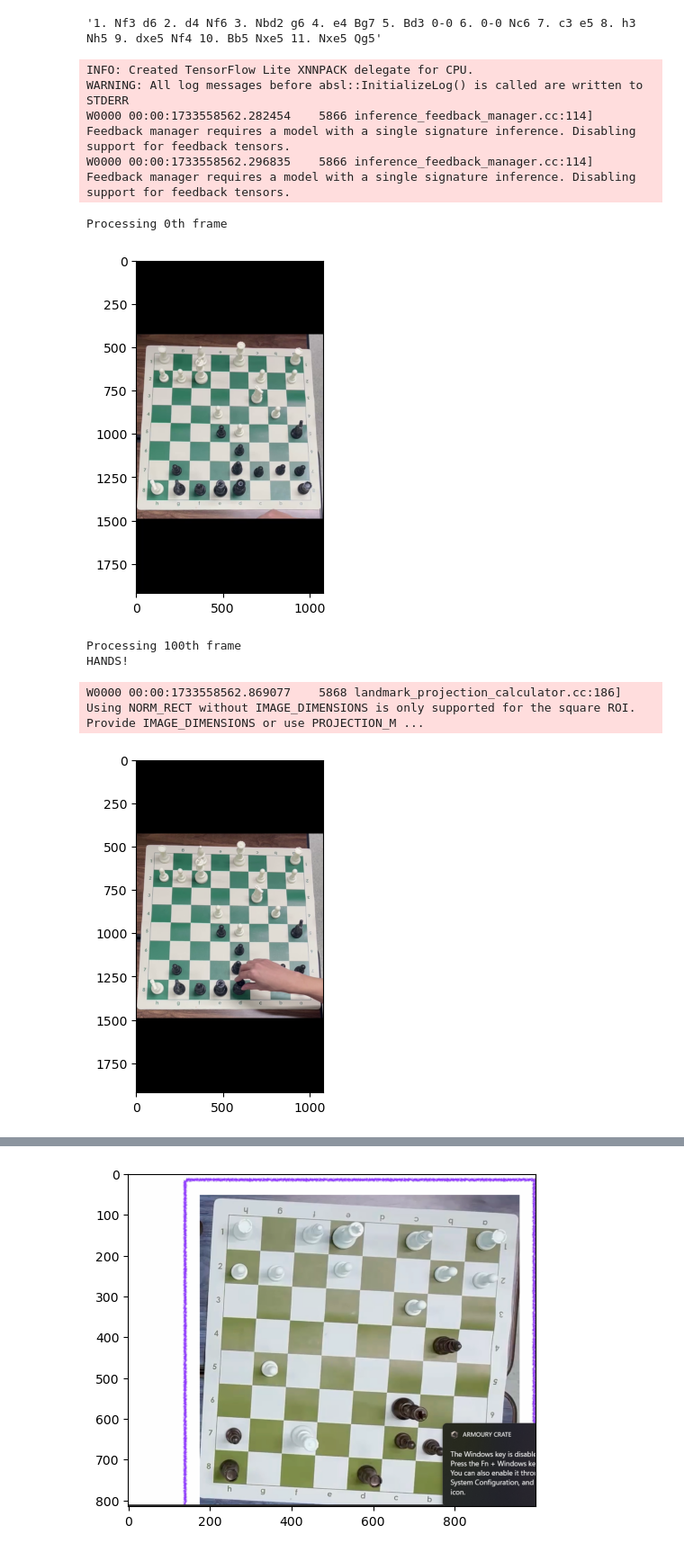
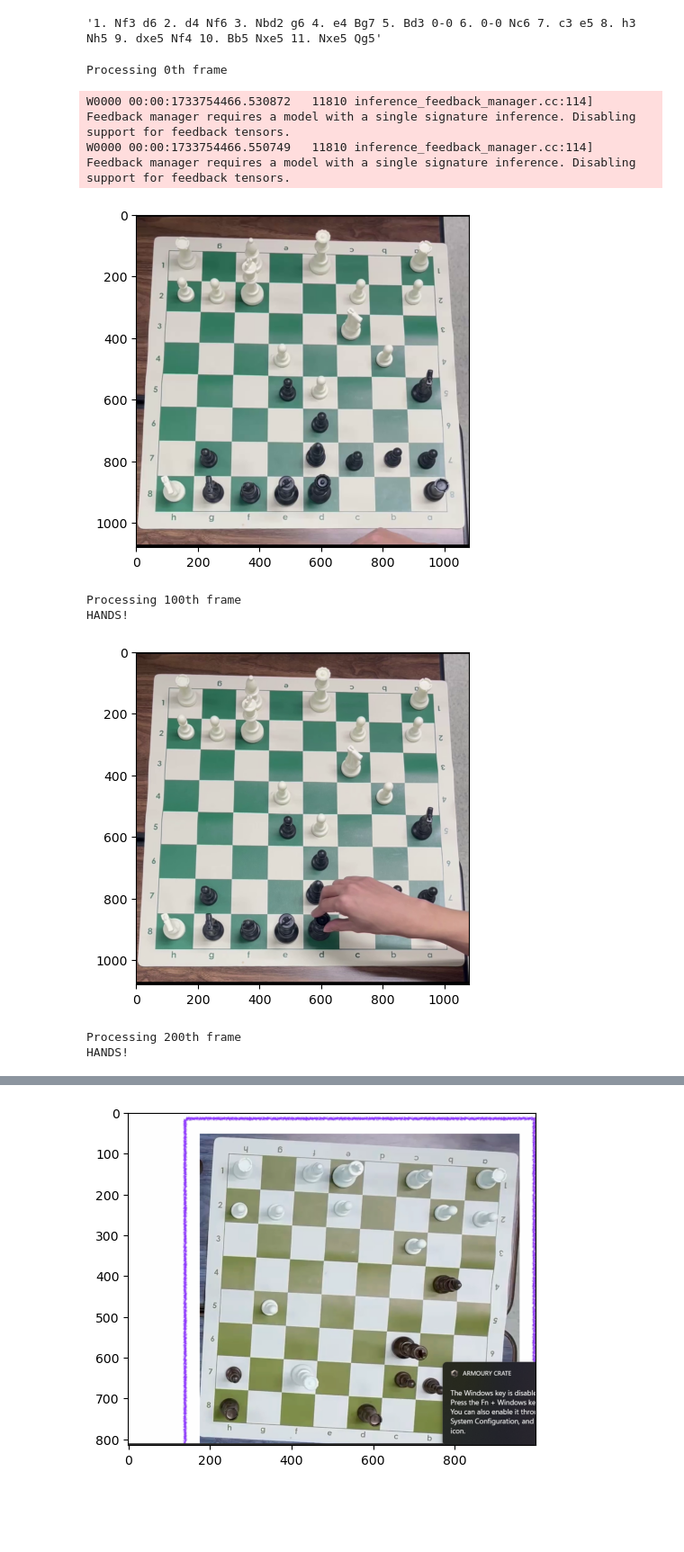
Before and after one commit to GemsLoveNLP/Chess-Detection-Project, a Jupyter notebook: _.ipynb, the cells around one changed output, grey strips where cells are left out. Shown at 90% size. Drawn from its saved outputs; the diff is of its cells as text; code cells hidden in the pictures; blank space fills up the shorter version.

Commit message:
update: frame crop

```diff
--- a/_.ipynb
+++ b/_.ipynb
@@ -185,40 +185,46 @@ def frame_generator(video_path):
 
     cap.release()
 
 # Function to check if hands are detected in a frame
 def hands_detected(frame):
     # Convert the frame to RGB as MediaPipe uses RGB
     rgb_frame = cv2.cvtColor(frame, cv2.COLOR_BGR2RGB)
 
     # Process the frame and get the result
     results = hands.process(rgb_frame)
 
     # If hands are detected, results.multi_hand_landmarks will not be None
     return results.multi_hand_landmarks is not None
 
 # Usage example:
 video_path = '2_move_student.mp4'
 for i,frame in enumerate(frame_generator(video_path)):
     # Process each frame (it's a NumPy array)
     # print("Processing a new frame")
     # Here you can process the frame (e.g., display, save, etc.)
+
+    # print(frame.shape)
+    h,w,_ = frame.shape
+    delta = (h-w)//2
+    frame = frame[delta:delta+w-1,:,:]
+
+
     if i%100 == 0:
         print(f"Processing {i}th frame")
         if hands_detected(frame):
             print("HANDS!")
         plt.imshow(frame[:,:,::-1])
         plt.show()
 
     if i > 1000:
         break
 # %% [output]
-INFO: Created TensorFlow Lite XNNPACK delegate for CPU.
-WARNING: All log messages before absl::InitializeLog() is called are written to STDERR
-W0000 00:00:1733558562.282454    5866 inference_feedback_manager.cc:114] Feedback manager requires a model with a single signature inference. Disabling support for feedback tensors.
-W0000 00:00:1733558562.296835    5866 inference_feedback_manager.cc:114] Feedback manager requires a model with a single signature inference. Disabling support for feedback tensors.
+Processing 0th frame
-Processing 0th frame
+W0000 00:00:1733754466.530872   11810 inference_feedback_manager.cc:114] Feedback manager requires a model with a single signature inference. Disabling support for feedback tensors.
+W0000 00:00:1733754466.550749   11810 inference_feedback_manager.cc:114] Feedback manager requires a model with a single signature inference. Disabling support for feedback tensors.
-[figure, old version]
+[figure, new version]
 Processing 100th frame
 HANDS!
+[figure, new version]
-W0000 00:00:1733558562.869077    5868 landmark_projection_calculator.cc:186] Using NORM_RECT without IMAGE_DIMENSIONS is only supported for the square ROI. Provide IMAGE_DIMENSIONS or use PROJECTION_M ...
+Processing 200th frame
+HANDS!
-[figure, old version]
```
Also changed, not shown: parts of 1 cell of this notebook, 1 other file.
